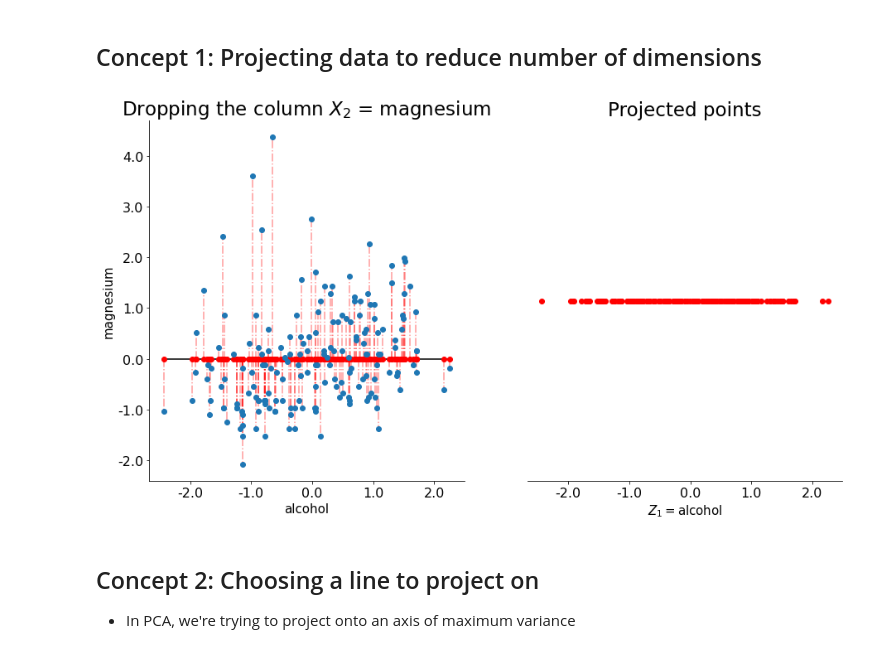
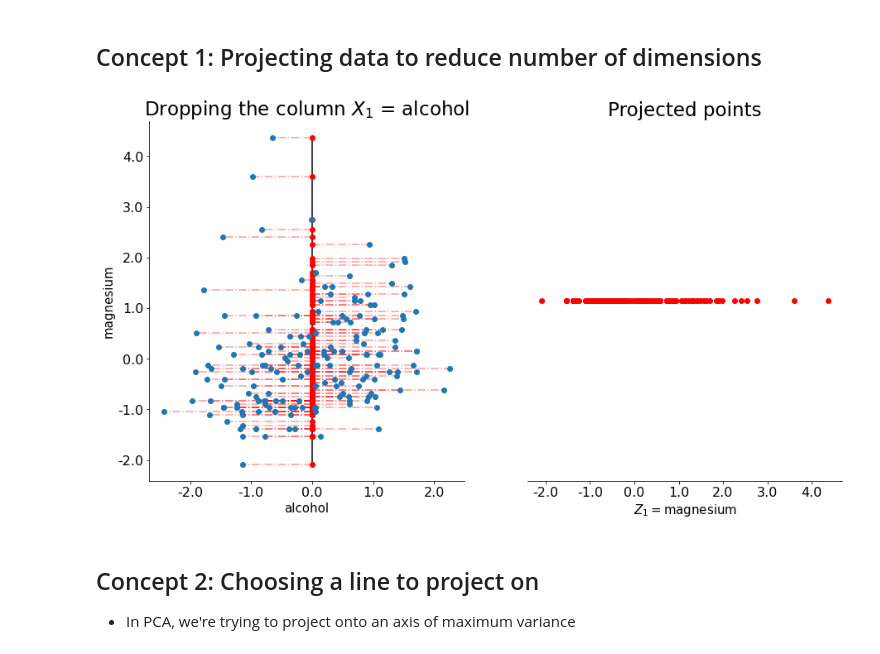
Before and after one commit to moniquewong/LHL-data-bootcamp-jul20, a Jupyter notebook: W04D1-dimensionality_reduction/W04D1-dimensionality_reduction.ipynb, the cells around one changed output. Saved outputs shown, nothing was run; the diff lists cells and outputs as text; code cells hidden in the pictures.

```diff
--- a/W04D1-dimensionality_reduction/W04D1-dimensionality_reduction.ipynb
+++ b/W04D1-dimensionality_reduction/W04D1-dimensionality_reduction.ipynb
@@ -302,9 +302,9 @@ wine_std.head()
 # %% [markdown]
 ## Concept 1: Projecting data to reduce number of dimensions
 # %%
-plot_reduction2d(wine_std[['alcohol', 'magnesium']], 15, 8, drop = 1) # can try to drop 1 too
+plot_reduction2d(wine_std[['alcohol', 'magnesium']], 15, 8, drop = 0) # can try to drop 1 too
 # %% [output]
-[figure, old version]
+[figure, new version]
 # %% [markdown]
 ## Concept 2: Choosing a line to project on
 - In PCA, we're trying to project onto an axis of maximum variance
```
Also changed, not shown: parts of 5 cells of this notebook, 1 other file.
